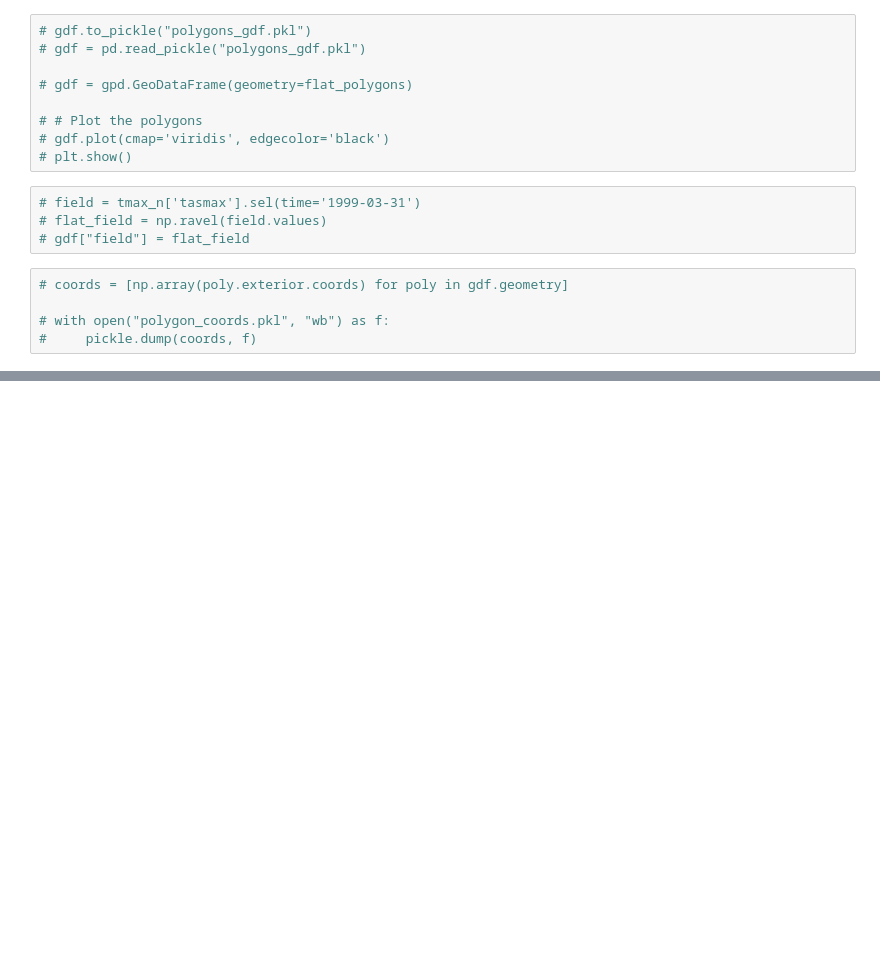
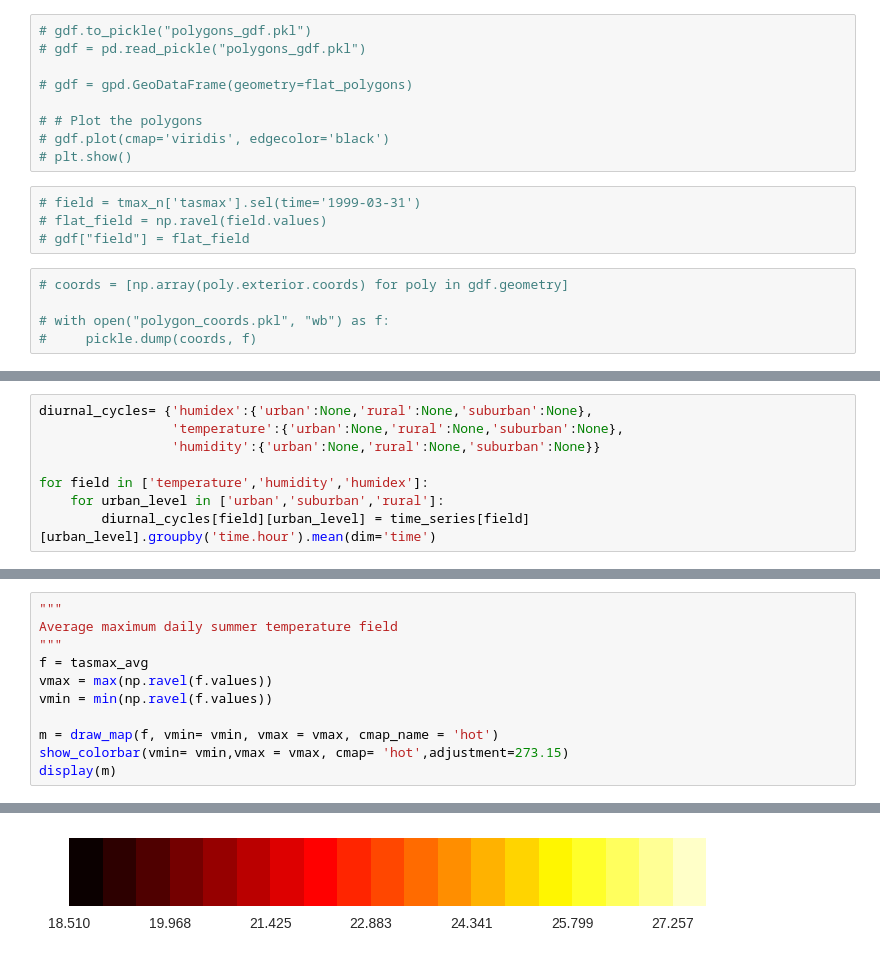
Before and after one commit to devongulley1602/urban_heat_waves, a Jupyter notebook: figures.ipynb, the cells around one changed output, grey strips where cells are left out. Saved outputs shown, nothing was run; the diff lists cells and outputs as text; blank space fills up the shorter version.

```diff
--- a/figures.ipynb
+++ b/figures.ipynb
@@ -312,0 +431,8 @@ tmax_n_summer = tmax_n.groupby('time.season')['JJA']
+# %%
+diurnal_cycles= {'humidex':{'urban':None,'rural':None,'suburban':None},
+                 'temperature':{'urban':None,'rural':None,'suburban':None},
+                 'humidity':{'urban':None,'rural':None,'suburban':None}}
+
+for field in ['temperature','humidity','humidex']:
+    for urban_level in ['urban','suburban','rural']:
+        diurnal_cycles[field][urban_level] = time_series[field][urban_level].groupby('time.hour').mean(dim='time')
@@ -312,0 +548,12 @@ tmax_n_summer = tmax_n.groupby('time.season')['JJA']
+# %%
+"""
+Average maximum daily summer temperature field
+"""
+f = tasmax_avg
+vmax = max(np.ravel(f.values))
+vmin = min(np.ravel(f.values))
+
+m = draw_map(f, vmin= vmin, vmax = vmax, cmap_name = 'hot')
+show_colorbar(vmin= vmin,vmax = vmax, cmap= 'hot',adjustment=273.15)
+display(m)
+# %% [output]
@@ -312,0 +561 @@ tmax_n_summer = tmax_n.groupby('time.season')['JJA']
+[figure, added]
```
Also changed, not shown: parts of 48 cells of this notebook, 1 other file.
